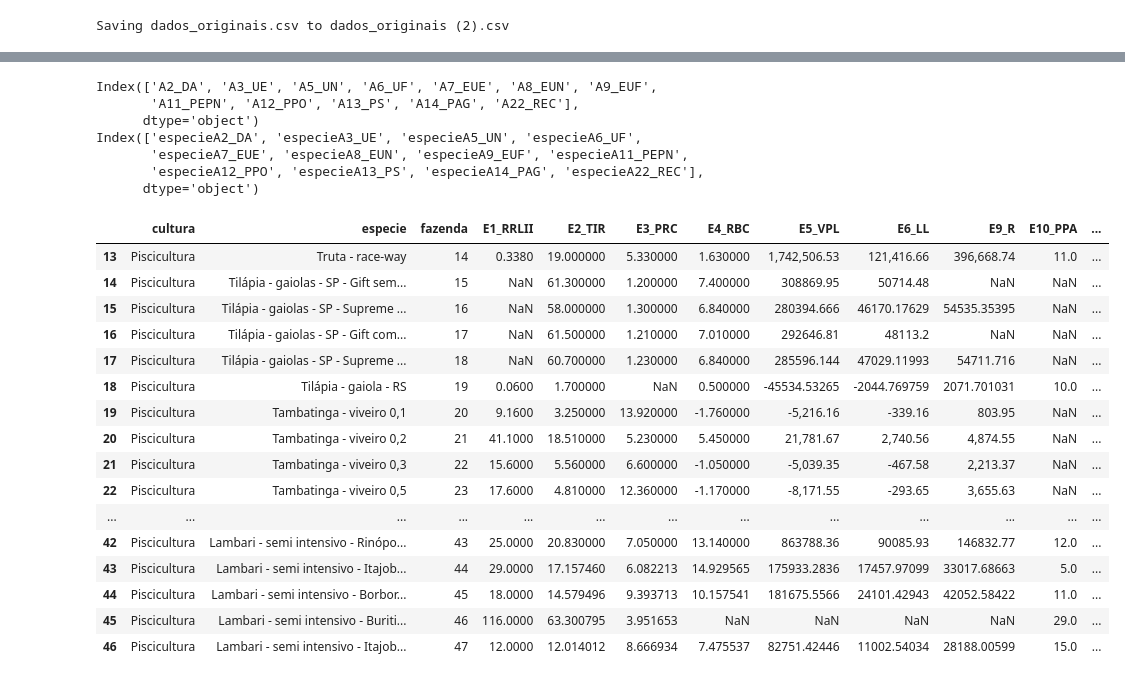
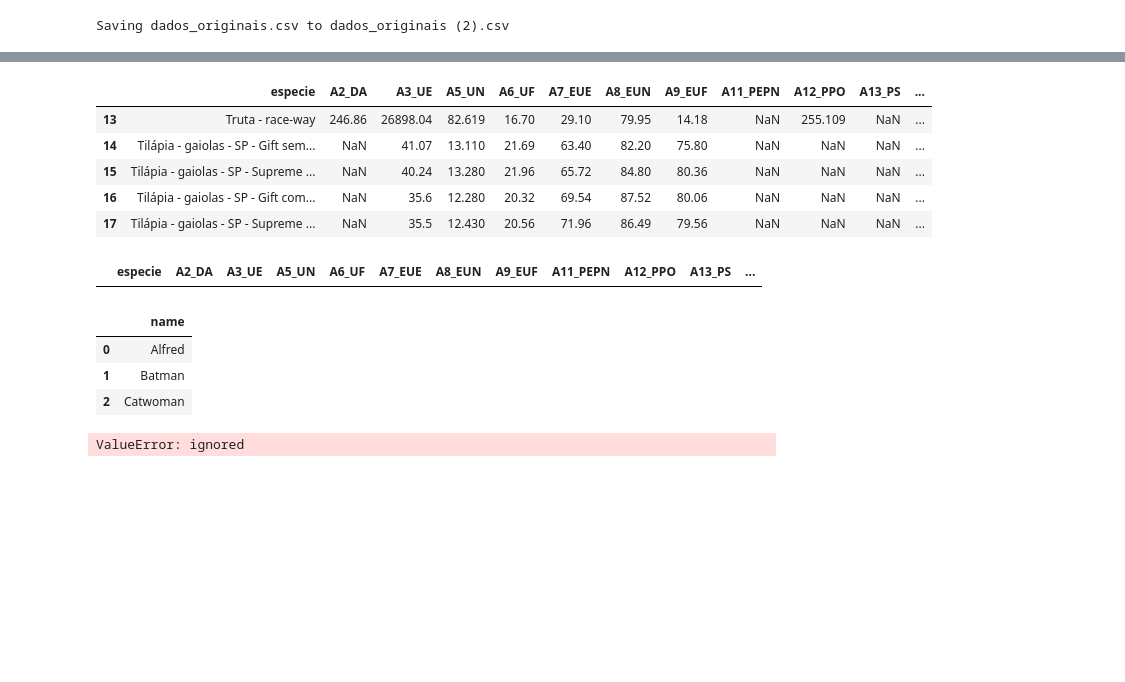
Before and after one commit to christianadriano/PCA_AquacultureSystem, a Jupyter notebook: WithinGroup_EnvironmentalFactors_PCA.ipynb, the cells around one changed output, grey strips where cells are left out. Drawn from its saved outputs; the diff is of its cells as text; code cells hidden in the pictures; blank space fills up the shorter version.

```diff
--- a/WithinGroup_EnvironmentalFactors_PCA.ipynb
+++ b/WithinGroup_EnvironmentalFactors_PCA.ipynb
@@ -36,43 +25,44 @@ df
 # %%
-df.columns #print the column names
 df2 =df[df.cultura.eq("Piscicultura")] #only Psicultura
 df2.shape
-#df = df[df.cultura.eq("Psicultura"),]
-features = df2.columns[14:26]
-print(features)
-list_features = "especie" + features
-print(list_features)
-#df_environment = df2.iloc[:,14:26]
-#df_environment = df2.columns.isin(list("especie"+features))
-#df_environment.columns
-df2
+feature_names = list(df2.columns[14:26])
+#print(feature_names)
+list_names = ['especie'] + feature_names
+df_environment = df2[list_names]
+df_environment.head()
 # %% [output]
-Index(['A2_DA', 'A3_UE', 'A5_UN', 'A6_UF', 'A7_EUE', 'A8_EUN', 'A9_EUF',
-       'A11_PEPN', 'A12_PPO', 'A13_PS', 'A14_PAG', 'A22_REC'],
-      dtype='object')
-Index(['especieA2_DA', 'especieA3_UE', 'especieA5_UN', 'especieA6_UF',
-       'especieA7_EUE', 'especieA8_EUN', 'especieA9_EUF', 'especieA11_PEPN',
-       'especieA12_PPO', 'especieA13_PS', 'especieA14_PAG', 'especieA22_REC'],
-      dtype='object')
-|  | cultura | especie | fazenda | E1_RRLII | E2_TIR | E3_PRC | E4_RBC | E5_VPL | E6_LL | E9_R | E10_PPA | ... |
-| 13 | Piscicultura | Truta - race-way | 14 | 0.3380 | 19.000000 | 5.330000 | 1.630000 | 1,742,506.53 | 121,416.66 | 396,668.74 | 11.0 | ... |
-| 14 | Piscicultura | Tilápia - gaiolas - SP - Gift sem... | 15 | NaN | 61.300000 | 1.200000 | 7.400000 | 308869.95 | 50714.48 | NaN | NaN | ... |
-| 15 | Piscicultura | Tilápia - gaiolas - SP - Supreme ... | 16 | NaN | 58.000000 | 1.300000 | 6.840000 | 280394.666 | 46170.17629 | 54535.35395 | NaN | ... |
-| 16 | Piscicultura | Tilápia - gaiolas - SP - Gift com... | 17 | NaN | 61.500000 | 1.210000 | 7.010000 | 292646.81 | 48113.2 | NaN | NaN | ... |
-| 17 | Piscicultura | Tilápia - gaiolas - SP - Supreme ... | 18 | NaN | 60.700000 | 1.230000 | 6.840000 | 285596.144 | 47029.11993 | 54711.716 | NaN | ... |
-| 18 | Piscicultura | Tilápia - gaiola - RS | 19 | 0.0600 | 1.700000 | NaN | 0.500000 | -45534.53265 | -2044.769759 | 2071.701031 | 10.0 | ... |
-| 19 | Piscicultura | Tambatinga - viveiro 0,1 | 20 | 9.1600 | 3.250000 | 13.920000 | -1.760000 | -5,216.16 | -339.16 | 803.95 | NaN | ... |
-| 20 | Piscicultura | Tambatinga - viveiro 0,2 | 21 | 41.1000 | 18.510000 | 5.230000 | 5.450000 | 21,781.67 | 2,740.56 | 4,874.55 | NaN | ... |
-| 21 | Piscicultura | Tambatinga - viveiro 0,3 | 22 | 15.6000 | 5.560000 | 6.600000 | -1.050000 | -5,039.35 | -467.58 | 2,213.37 | NaN | ... |
-| 22 | Piscicultura | Tambatinga - viveiro 0,5 | 23 | 17.6000 | 4.810000 | 12.360000 | -1.170000 | -8,171.55 | -293.65 | 3,655.63 | NaN | ... |
-| ... | ... | ... | ... | ... | ... | ... | ... | ... | ... | ... | ... | ... |
-| 42 | Piscicultura | Lambari - semi intensivo - Rinópo... | 43 | 25.0000 | 20.830000 | 7.050000 | 13.140000 | 863788.36 | 90085.93 | 146832.77 | 12.0 | ... |
-| 43 | Piscicultura | Lambari - semi intensivo - Itajob... | 44 | 29.0000 | 17.157460 | 6.082213 | 14.929565 | 175933.2836 | 17457.97099 | 33017.68663 | 5.0 | ... |
-| 44 | Piscicultura | Lambari - semi intensivo - Borbor... | 45 | 18.0000 | 14.579496 | 9.393713 | 10.157541 | 181675.5566 | 24101.42943 | 42052.58422 | 11.0 | ... |
-| 45 | Piscicultura | Lambari - semi intensivo - Buriti... | 46 | 116.0000 | 63.300795 | 3.951653 | NaN | NaN | NaN | NaN | 29.0 | ... |
-| 46 | Piscicultura | Lambari - semi intensivo - Itajob... | 47 | 12.0000 | 12.014012 | 8.666934 | 7.475537 | 82751.42446 | 11002.54034 | 28188.00599 | 15.0 | ... |
+|  | especie | A2_DA | A3_UE | A5_UN | A6_UF | A7_EUE | A8_EUN | A9_EUF | A11_PEPN | A12_PPO | A13_PS | ... |
+| 13 | Truta - race-way | 246.86 | 26898.04 | 82.619 | 16.70 | 29.10 | 79.95 | 14.18 | NaN | 255.109 | NaN | ... |
+| 14 | Tilápia - gaiolas - SP - Gift sem... | NaN | 41.07 | 13.110 | 21.69 | 63.40 | 82.20 | 75.80 | NaN | NaN | NaN | ... |
+| 15 | Tilápia - gaiolas - SP - Supreme ... | NaN | 40.24 | 13.280 | 21.96 | 65.72 | 84.80 | 80.36 | NaN | NaN | NaN | ... |
+| 16 | Tilápia - gaiolas - SP - Gift com... | NaN | 35.6 | 12.280 | 20.32 | 69.54 | 87.52 | 80.06 | NaN | NaN | NaN | ... |
+| 17 | Tilápia - gaiolas - SP - Supreme ... | NaN | 35.5 | 12.430 | 20.56 | 71.96 | 86.49 | 79.56 | NaN | NaN | NaN | ... |
+# %%
+#Deal with missing data (NaN)
+df_environment = df_environment.dropna(axis='rows') #(axis='columns')
+df_environment.head()
+
+#restrict to columns that are complete
+#complete = ['A3_UE','A5_UN','A6_UF','A7_EUE','A8_EUN','A9_EUF','A22_REC']
+#df_environment= df_environment[complete]
+#df_environment.head()
+# %% [output]
+|  | especie | A2_DA | A3_UE | A5_UN | A6_UF | A7_EUE | A8_EUN | A9_EUF | A11_PEPN | A12_PPO | A13_PS | ... |
+# %%
+dfx = pd.DataFrame({"name": ['Alfred', 'Batman', 'Catwoman'],
+                   "toy": [np.nan, 'Batmobile', 'Bullwhip'],
+                   "born": [pd.NaT, pd.Timestamp("1940-04-25"),
+                            pd.NaT]})
+dfx.dropna(axis='columns')
+# %% [output]
+|  | name |
+| 0 | Alfred |
+| 1 | Batman |
+| 2 | Catwoman |
 # %%
 #Normalize the data to have MEAN==0
 from sklearn.preprocessing import StandardScaler
-x = df_environment.loc[:, features].values
+x = df_environment.loc[:, feature_names].values
 x = StandardScaler().fit_transform(x) # normalizing the features
+# %% [output]
+ValueError: ignored
```
Also changed, not shown: parts of 1 cell of this notebook.
